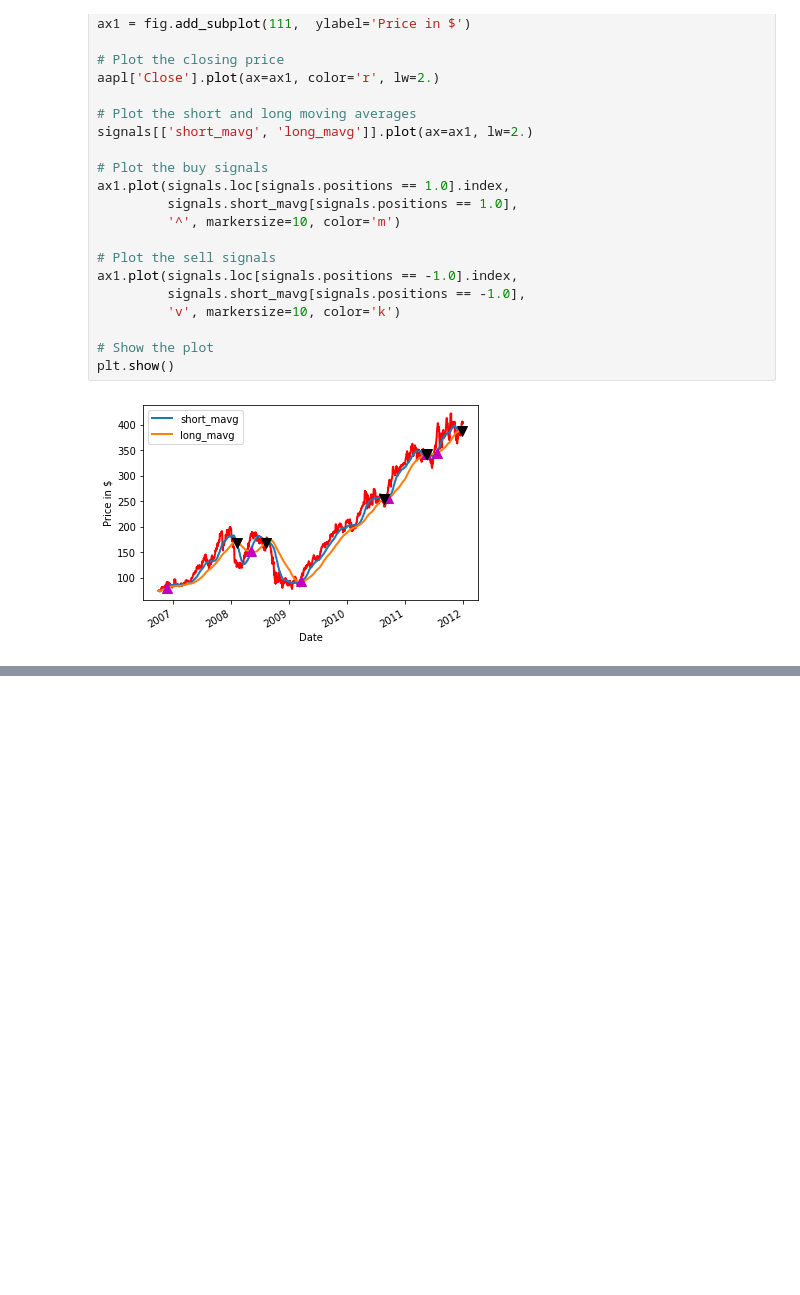
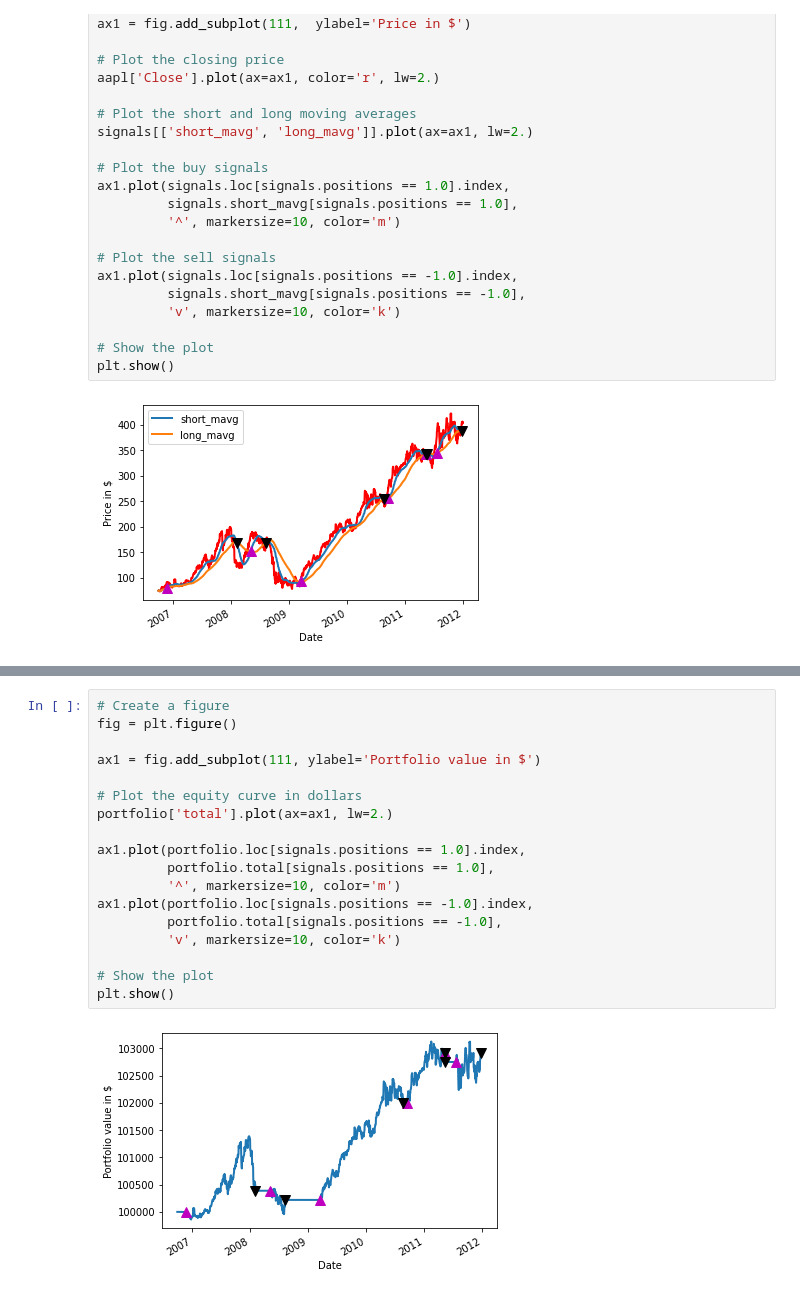
Before and after one commit to soundreaper/DS-2.9-Algorithmic-Trading, a Jupyter notebook: APPL DATA AND TRADING TEST.ipynb, the cells around one changed output, grey strips where cells are left out. Drawn from its saved outputs; the diff is of its cells as text; blank space fills up the shorter version.

```diff
--- a/APPL DATA AND TRADING TEST.ipynb
+++ b/APPL DATA AND TRADING TEST.ipynb
@@ -518,0 +559,20 @@ plt.show()
+# %%
+# Create a figure
+fig = plt.figure()
+
+ax1 = fig.add_subplot(111, ylabel='Portfolio value in $')
+
+# Plot the equity curve in dollars
+portfolio['total'].plot(ax=ax1, lw=2.)
+
+ax1.plot(portfolio.loc[signals.positions == 1.0].index,
+         portfolio.total[signals.positions == 1.0],
+         '^', markersize=10, color='m')
+ax1.plot(portfolio.loc[signals.positions == -1.0].index,
+         portfolio.total[signals.positions == -1.0],
+         'v', markersize=10, color='k')
+
+# Show the plot
+plt.show()
+# %% [output]
+[figure, added]
```
Also changed, not shown: parts of 2 cells of this notebook.
